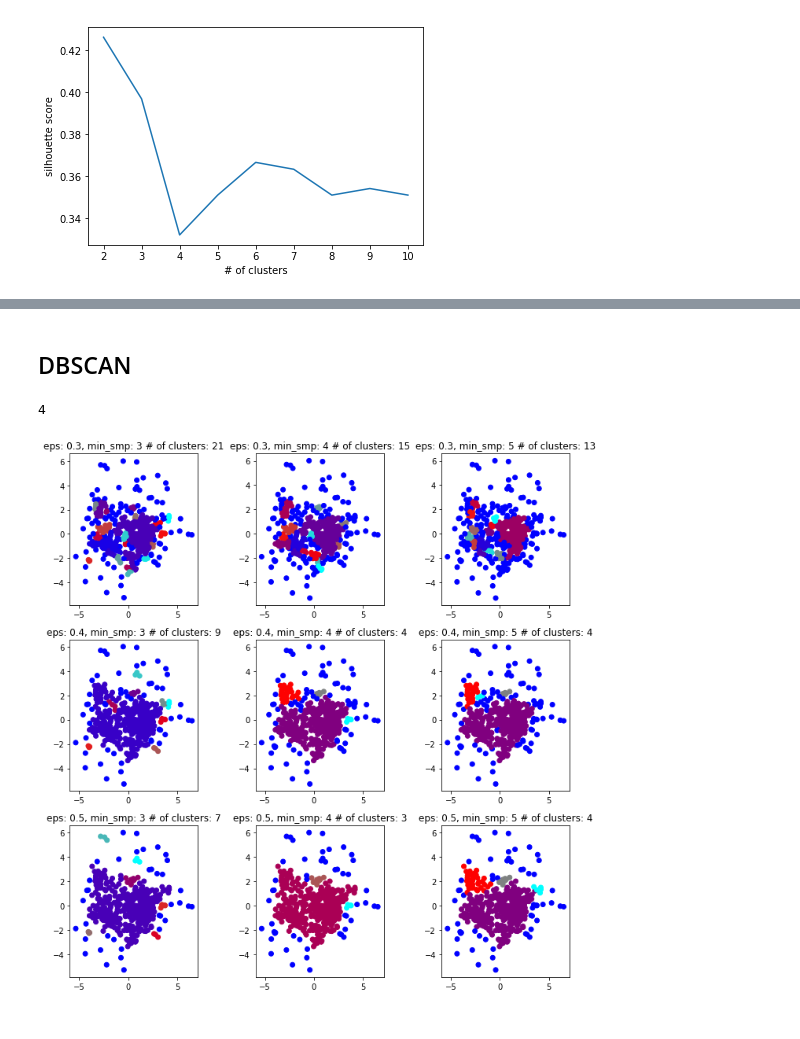
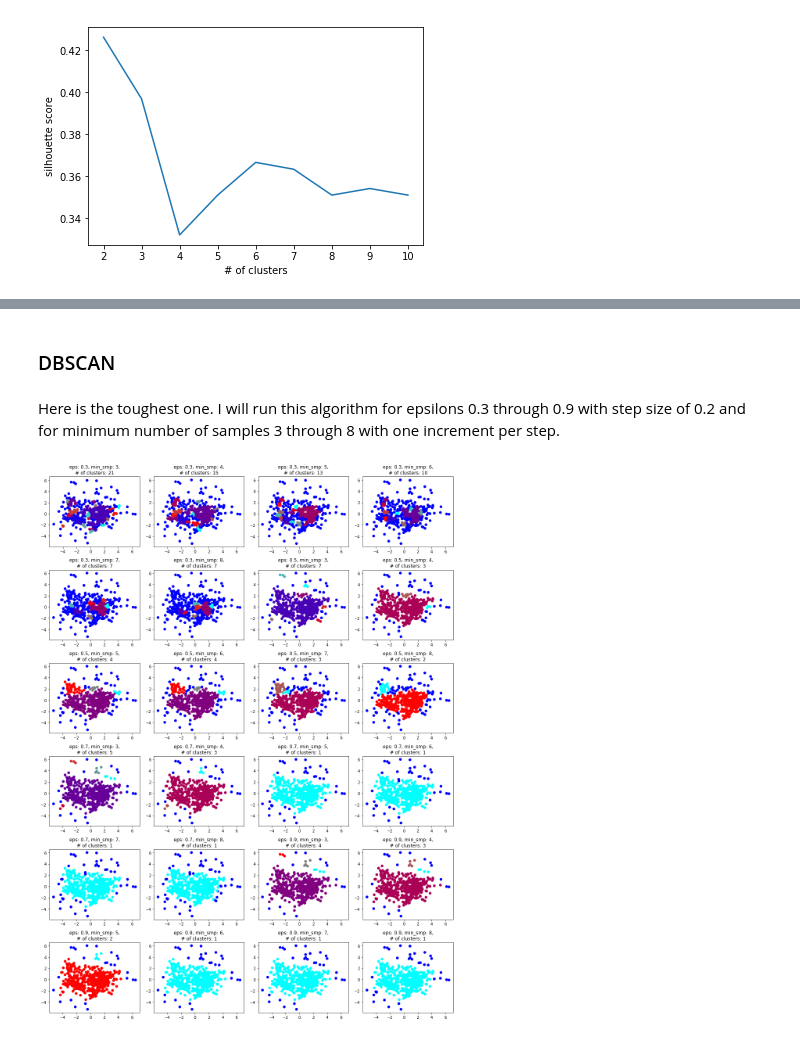
Before and after one commit to armut/Wholesale-Customers-Analysis, a Jupyter notebook: Wholesale Customers Analysis.ipynb, the cells around one changed output, grey strips where cells are left out. Cells and saved outputs as stored; diff of their text form; code cells hidden in the pictures.

```diff
--- a/Wholesale Customers Analysis.ipynb
+++ b/Wholesale Customers Analysis.ipynb
@@ -54,5 +90,5 @@ train.shape
 # %%
-log_data = np.log(train)
+log_data = np.log(data)
 good_data = log_data.drop([128, 65, 66, 75, 154])
 print(good_data.head())
 # %% [output]
@@ -152,11 +264,9 @@ plt.show()
 # %%
-from scipy.cluster.hierarchy import linkage, dendrogram
-
 cl = linkage(reduced_data, method='ward')
 fig, ax = plt.gcf(), plt.gca()
 dn = dendrogram(cl, truncate_mode='level', p=15)
 plt.tight_layout()
-fig.set_size_inches(20, 10)
+fig.set_size_inches(5, 5)
 plt.axhline(y=31, c='k')
 plt.axhline(y=49, c='k')
 ax.annotate('', xy=(1200, 40), xytext=(1500, 40),
@@ -167,8 +279,18 @@ plt.show()
 # %%
-from scipy.cluster.hierarchy import fcluster
+cl = linkage(reduced_data, method='ward')
 labels = fcluster(cl, 2, criterion='maxclust')
 plt.scatter(reduced_data.Dim1.values.tolist(),
-           reduced_data.Dim2.values.tolist(),
-           cmap=cmap,
-           c=labels)
-plt.show()
+   reduced_data.Dim2.values.tolist(),
+   cmap=cmap,
+   c=labels
+)
+plt.savefig('img/hierarchical_fav.png')
+
+cl = linkage(reduced_data, method='weighted')
+labels = fcluster(cl, 2, criterion='maxclust')
+plt.scatter(reduced_data.Dim1.values.tolist(),
+   reduced_data.Dim2.values.tolist(),
+   cmap=cmap,
+   c=labels
+)
+plt.savefig('img/hierarchical_fav2.png')
@@ -177,32 +297,29 @@ plt.show()
 # %% [markdown]
-## DBSCAN
+### DBSCAN
-# %%
-cl = DBSCAN(eps=eps, min_samples=min_samples)
-result = cl.fit_predict(reduced_data)
-# %% [output]
-4
+# %% [markdown]
+Here is the toughest one. I will run this algorithm for epsilons 0.3 through 0.9 with step size of 0.2 and for minimum number of samples 3 through 8 with one increment per step.
 # %%
 from sklearn.cluster import DBSCAN
 
 plot_id = 0
-for eps in np.arange(0.3, 0.6, 0.1):
-    for min_samples in range(3, 6):
+for eps in np.arange(0.3, 0.9, 0.2):
+    for min_samples in range(3, 9):
         plot_id += 1
         cl = DBSCAN(eps=eps, min_samples=min_samples)
         result = cl.fit_predict(reduced_data)
         n_clusters = len([c for c in list(set(result)) if c != -1])
-        plt.subplot(3, 3, plot_id)
+        plt.subplot(6, 4, plot_id)
         plt.scatter(reduced_data.Dim1.values.tolist(),
            reduced_data.Dim2.values.tolist(),
            cmap=cmap,
            c=result
         )
         fig, ax = plt.gcf(), plt.gca()
-        fig.set_size_inches(10, 10)
+        fig.set_size_inches(15, 20)
         plt.title('eps: ' + str(eps) +\
                   ', min_smp: ' + str(min_samples) +\
-                 ' # of clusters: ' + str(n_clusters))
+                 ',\n# of clusters: ' + str(n_clusters))
         plt.tight_layout()
 plt.show()
 # %% [output]
-[figure, old version]
+[figure, new version]
```
Also changed, not shown: parts of 51 cells of this notebook, 23 other files.
